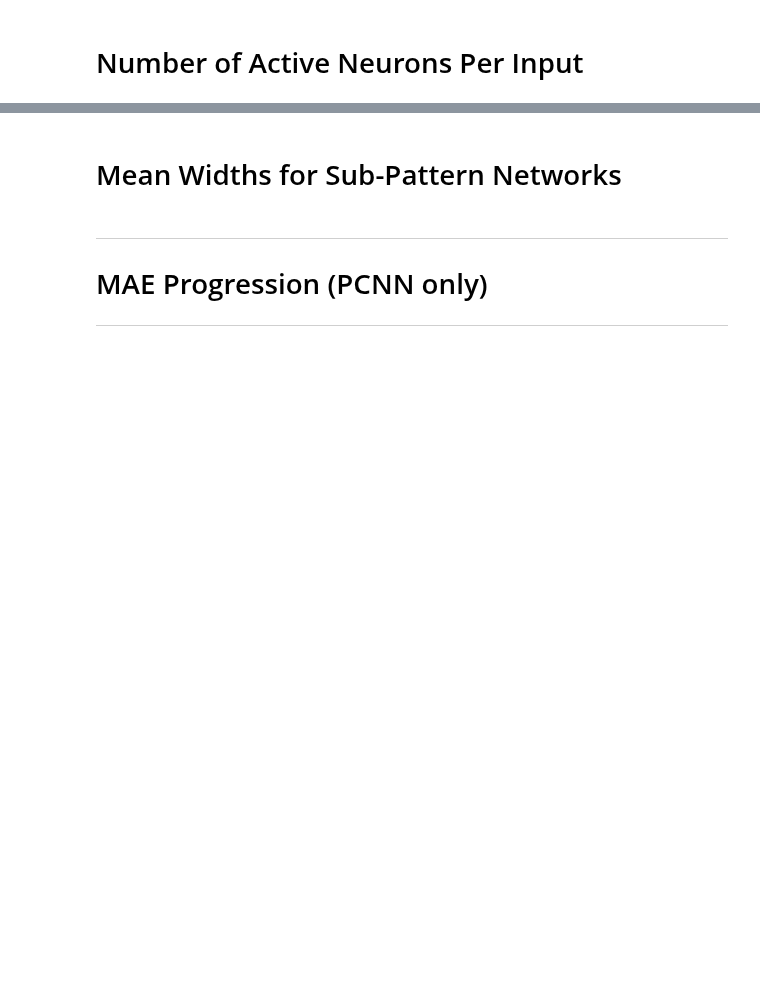
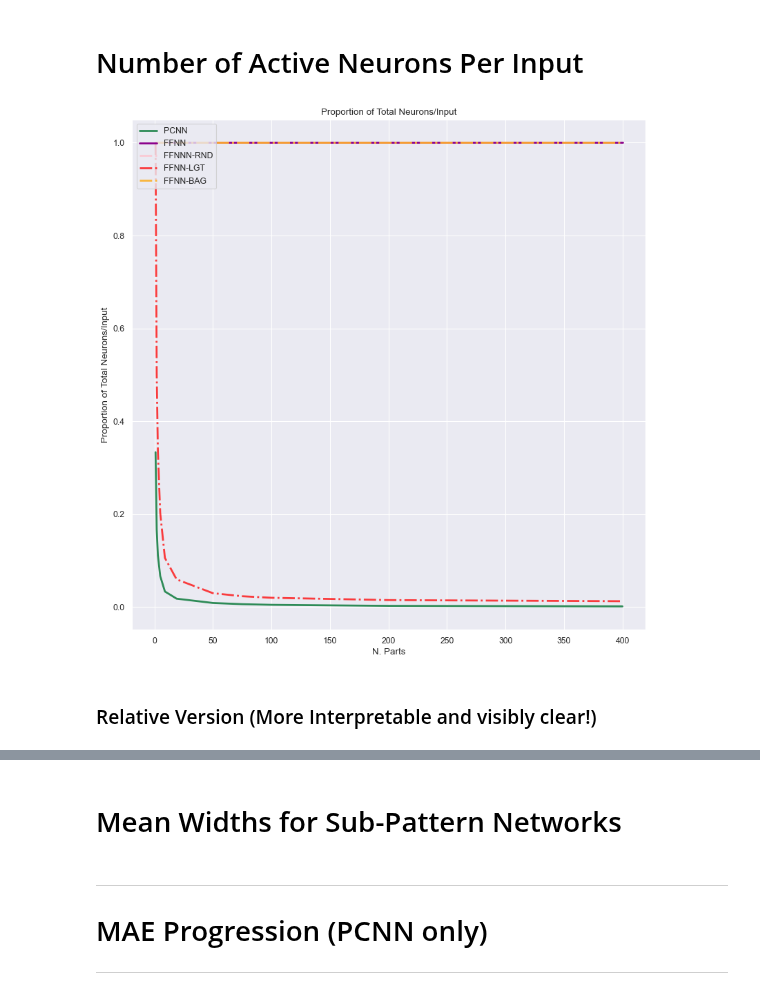
Before and after one commit to AnastasisKratsios/Architopes_Semisupervised, a Jupyter notebook: GET_FFNN_is_RandomFFNN_w_Simple_Readout/PCNNs_Ablation_for_Revirews_New_Better_Shinier_Version.ipynb, the cells around one changed output, grey strips where cells are left out. Drawn from its saved outputs; the diff is of its cells as text; code cells hidden in the pictures; blank space fills up the shorter version.

```diff
--- a/GET_FFNN_is_RandomFFNN_w_Simple_Readout/PCNNs_Ablation_for_Revirews_New_Better_Shinier_Version.ipynb
+++ b/GET_FFNN_is_RandomFFNN_w_Simple_Readout/PCNNs_Ablation_for_Revirews_New_Better_Shinier_Version.ipynb
@@ -1269,5 +1348,62 @@ plt.show()
 # %% [markdown]
 # Number of Active Neurons Per Input
+# %%
+sns.set()
+# Initialize Plot #
+#-----------------#
+plt.figure(num=None, figsize=(12, 12), dpi=80, facecolor='w', edgecolor='k')
+# Format Plot #
+#-------------#
+plt.title("Proportion of Total Neurons/Input")
+plt.xlabel("N. Parts")
+plt.ylabel("Proportion of Total Neurons/Input")
+
+# Generate Plots #
+#----------------#
+# Plot Signal
+plt.plot(N_parts_Generated_by_Algo_2_history_report,
+         PCNN_neurons_ratio_per_part,
+         label = 'PCNN',
+         color='seagreen',
+         linewidth=2.5)
+plt.plot(N_parts_Generated_by_Algo_2_history_report,
+         FFNN_neurons_ratio_per_part,
+         label = 'FFNN',
+         color='darkmagenta',
+         linewidth=2.5)
+plt.plot(N_parts_Generated_by_Algo_2_history_report,
+         FFNN_RND_neurons_ratio_per_part,
+         label = 'FFNNN-RND',
+         color='pink',
+         linewidth=2.5,
+         linestyle = '-.',
+         alpha = .75)
+plt.plot(N_parts_Generated_by_Algo_2_history_report,
+         PCNN_LGT_neurons_ratio_per_part,
+         label = 'FFNN-LGT',
+         color='red',
+         linewidth=2.5,
+         linestyle = '-.',
+         alpha = .75)
+plt.plot(N_parts_Generated_by_Algo_2_history_report,
+         PCNN_BAG_neurons_ratio_per_part,
+         label = 'FFNN-BAG',
+         color='orange',
+         linewidth=2.5,
+         linestyle = '-.',
+         alpha = .75)
+plt.legend(loc="upper left")
+
+
+# Export #
+#--------#
+# SAVE Figure to .eps
+plt.savefig('./outputs/plotsANDfigures/Ablation_RelativeN_Active_Neurons_per_input___'+str(Option_Function)+'__Fix_Neurons_Q'+str(Tied_Neurons_Q)+'.pdf')
+plt.show()
+# %% [output]
+[figure, added]
+# %% [markdown]
+### Relative Version (More Interpretable and visibly clear!)
 # %%
 sns.set()
 # Initialize Plot #
```
Also changed, not shown: parts of 17 cells of this notebook, 54 other files.
